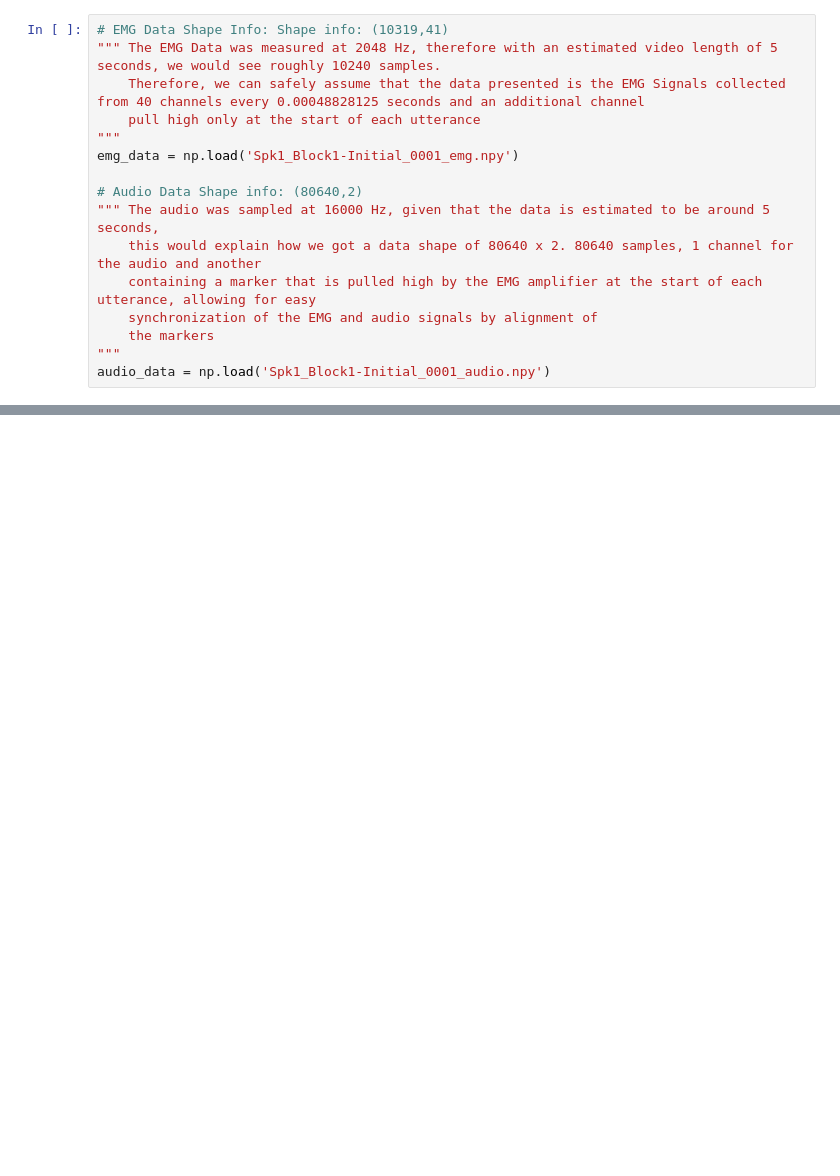
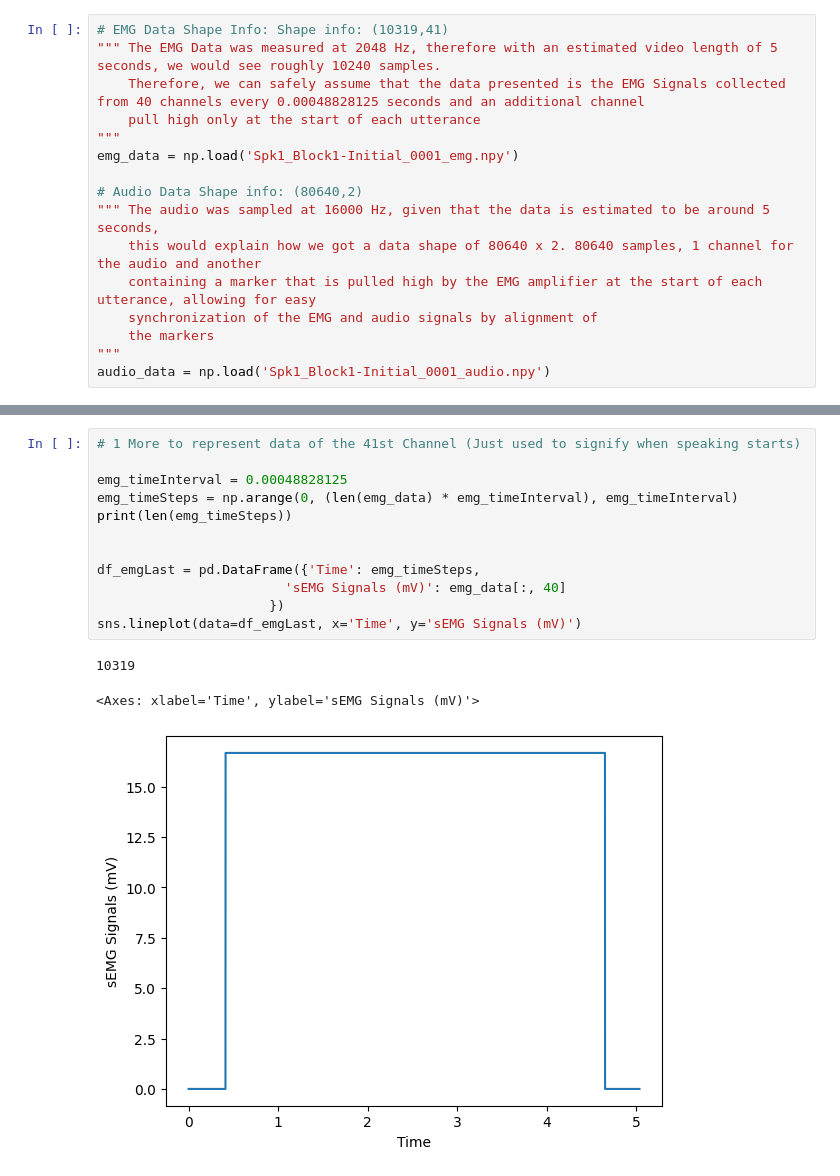
Before and after one commit to RaphaLK/hiddenemgdatacleaner, a Jupyter notebook: clean_data.ipynb, the cells around one changed output, grey strips where cells are left out. Drawn from its saved outputs; the diff is of its cells as text; blank space fills up the shorter version.

```diff
--- a/clean_data.ipynb
+++ b/clean_data.ipynb
@@ -42,0 +52,16 @@ df_emg = pd.DataFrame(emg_data)
+# %%
+# 1 More to represent data of the 41st Channel (Just used to signify when speaking starts)
+
+emg_timeInterval = 0.00048828125
+emg_timeSteps = np.arange(0, (len(emg_data) * emg_timeInterval), emg_timeInterval)
+print(len(emg_timeSteps))
+
+
+df_emgLast = pd.DataFrame({'Time': emg_timeSteps,
+                        'sEMG Signals (mV)': emg_data[:, 40]
+                      })
+sns.lineplot(data=df_emgLast, x='Time', y='sEMG Signals (mV)')
+# %% [output]
+10319
+<Axes: xlabel='Time', ylabel='sEMG Signals (mV)'>
+[figure, added]
```
Also changed, not shown: parts of 4 cells of this notebook.
